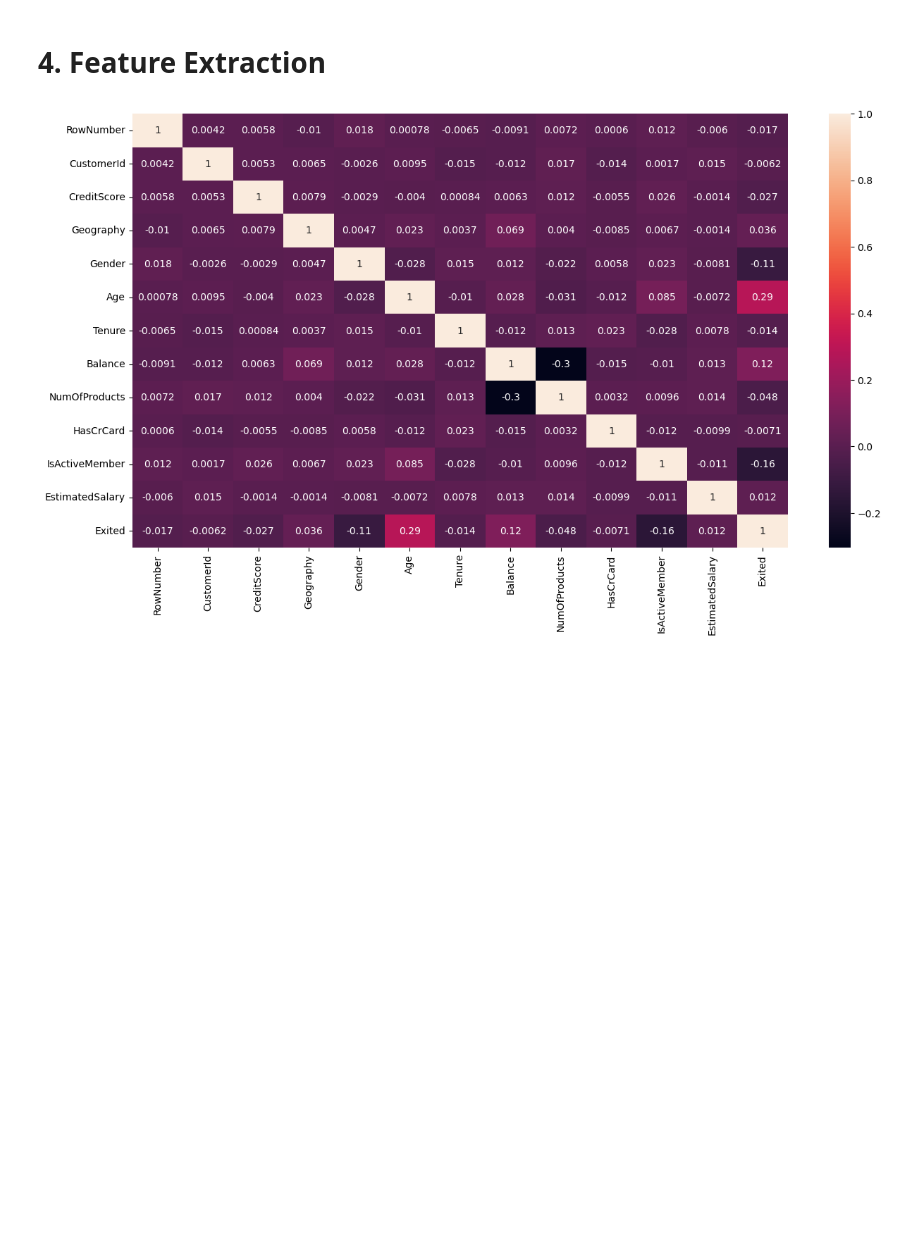
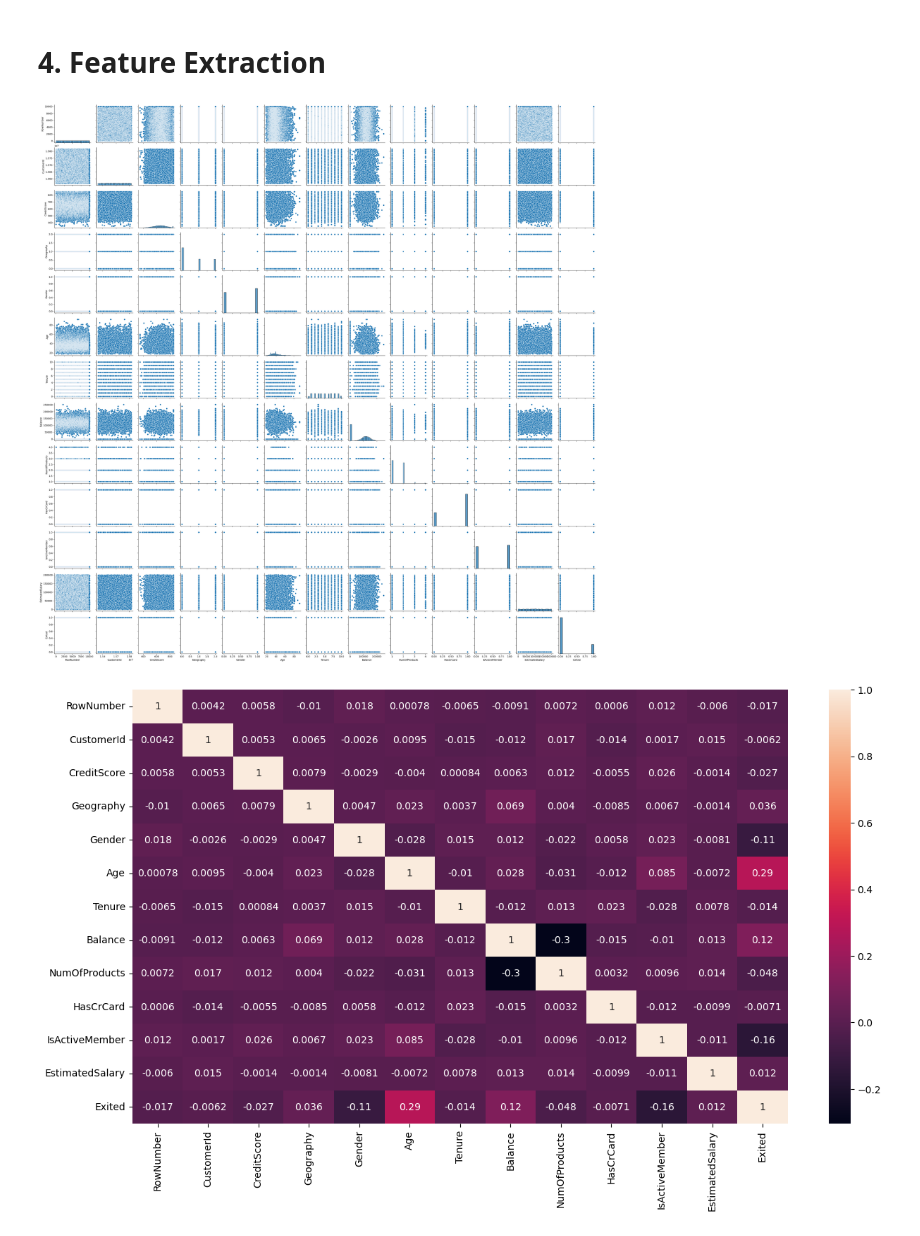
Before and after one commit to BDheerajChandan/CollegeProjects, a Jupyter notebook: Encryptix/Task 3 - Customer Churn Prediction/Task_3.ipynb, the cells around one changed output. Cells and saved outputs as stored; diff of their text form; code cells hidden in the pictures; blank space fills up the shorter version.

```diff
--- a/Encryptix/Task 3 - Customer Churn Prediction/Task_3.ipynb
+++ b/Encryptix/Task 3 - Customer Churn Prediction/Task_3.ipynb
@@ -173,8 +172,10 @@ data
 # %% [markdown]
 # 4. Feature Extraction
 # %%
-import matplotlib.pyplot as plt
-import seaborn as sns
-#sns.pairplot(data)
-plt.show()
+import matplotlib.pyplot as plt     # Importing pyplot from matplotlib for visualization
+import seaborn as sns               # Importing seaborn for visualization that build upon matplotlib
+sns.pairplot(data)                  # To get pairplot for data
+plt.show()                          # Final to show plot
+# %% [output]
+[figure, added]
 # %%
```
Also changed, not shown: parts of 39 cells of this notebook.
